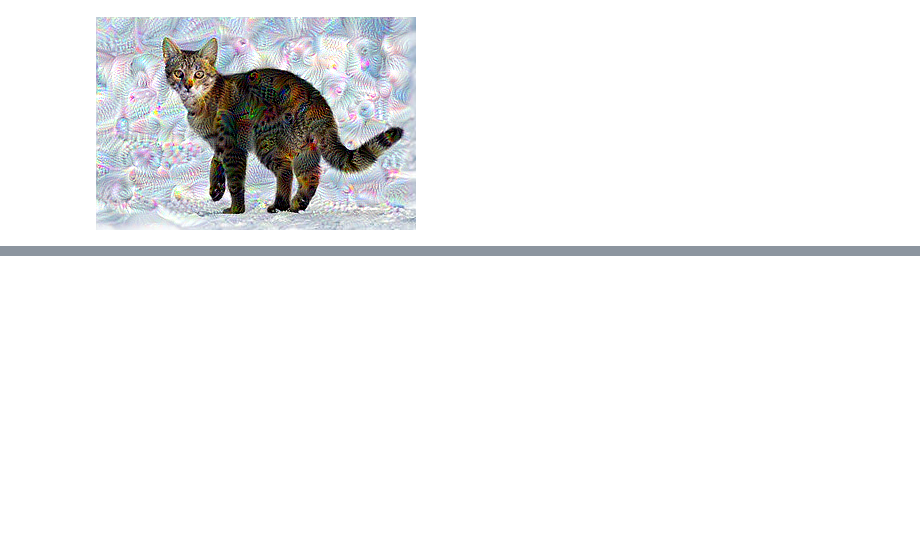
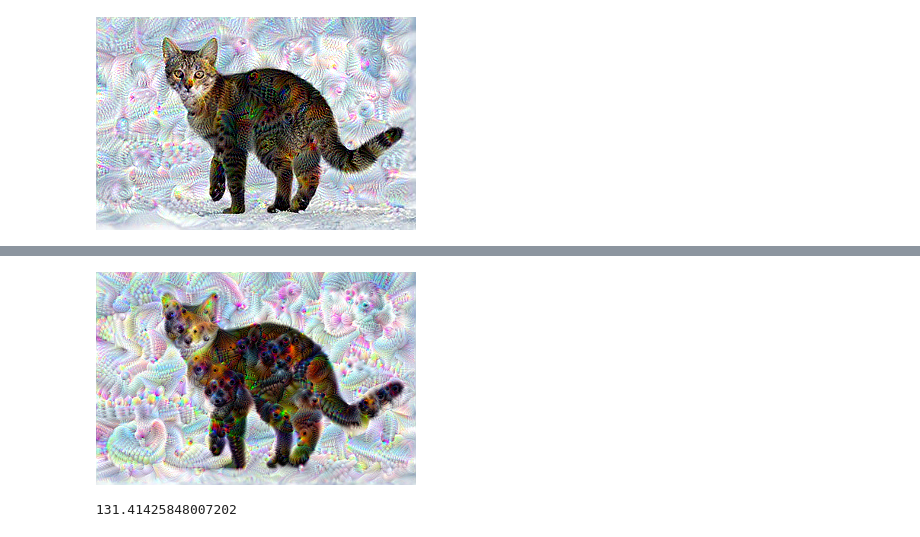
Before and after one commit to lsj9731/All, a Jupyter notebook: Study/Computer Vision Study - 2022_03/Deep_Dream.ipynb, the cells around one changed output, grey strips where cells are left out. Saved outputs shown, nothing was run; the diff lists cells and outputs as text; code cells hidden in the pictures; blank space fills up the shorter version.

```diff
--- a/Study/Computer Vision Study - 2022_03/Deep_Dream.ipynb
+++ b/Study/Computer Vision Study - 2022_03/Deep_Dream.ipynb
@@ -154,0 +219,16 @@ dream_img = run_deep_dream_simple(img=tf.cast(image, dtype=tf.float32),
+# %%
+display.clear_output(wait=True)
+
+# 변환이 완료된 이미지를 원본 이미지로 복구.
+img = tf.image.resize(img, base_shape)
+
+# 깔끔하게 맞아 떨어지게, int 형태로 형성.
+img = tf.image.convert_image_dtype(img/255.0, dtype=tf.uint8)
+show(img)
+
+# 변환에 사용된 시간을 출력.
+end = time.time()
+end-start
+# %% [output]
+[figure, added]
+131.41425848007202
```
Also changed, not shown: parts of 8 cells of this notebook.
